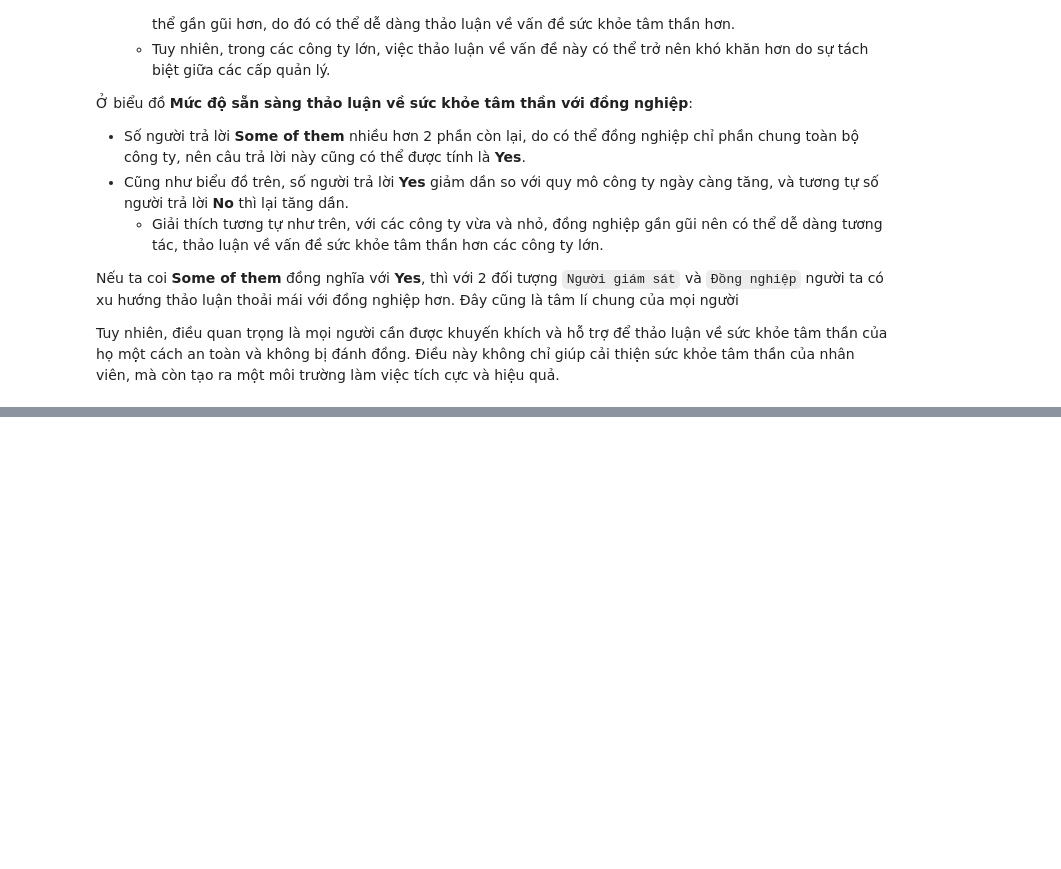
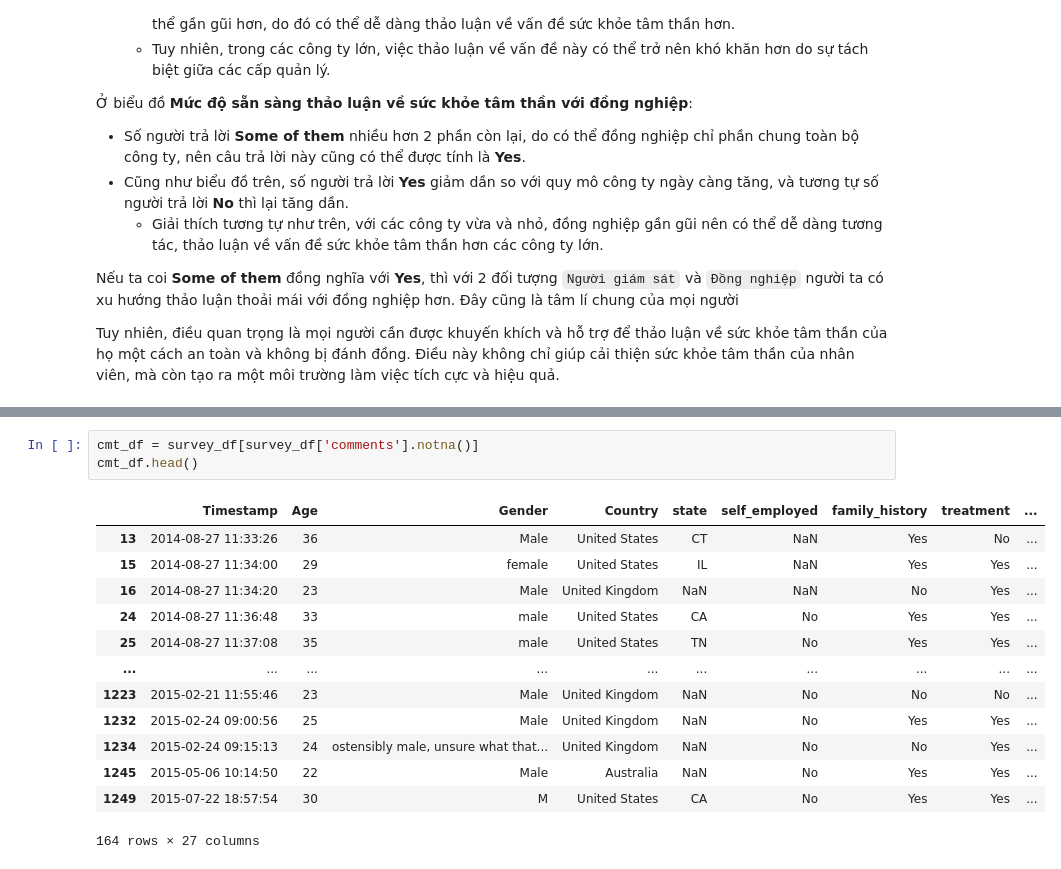
Before and after one commit to cheesepp/P4DS_FinalProject, a Jupyter notebook: EDA.ipynb, the cells around one changed output, grey strips where cells are left out. Saved outputs shown, nothing was run; the diff lists cells and outputs as text; blank space fills up the shorter version.

```diff
--- a/EDA.ipynb
+++ b/EDA.ipynb
@@ -159,0 +190,17 @@ Tuy nhiên, điều quan trọng là mọi người cần được khuyến khí
+# %%
+cmt_df = survey_df[survey_df['comments'].notna()]
+cmt_df.head()
+# %% [output]
+|  | Timestamp | Age | Gender | Country | state | self_employed | family_history | treatment | ... |
+| 13 | 2014-08-27 11:33:26 | 36 | Male | United States | CT | NaN | Yes | No | ... |
+| 15 | 2014-08-27 11:34:00 | 29 | female | United States | IL | NaN | Yes | Yes | ... |
+| 16 | 2014-08-27 11:34:20 | 23 | Male | United Kingdom | NaN | NaN | No | Yes | ... |
+| 24 | 2014-08-27 11:36:48 | 33 | male | United States | CA | No | Yes | Yes | ... |
+| 25 | 2014-08-27 11:37:08 | 35 | male | United States | TN | No | Yes | Yes | ... |
+| ... | ... | ... | ... | ... | ... | ... | ... | ... | ... |
+| 1223 | 2015-02-21 11:55:46 | 23 | Male | United Kingdom | NaN | No | No | No | ... |
+| 1232 | 2015-02-24 09:00:56 | 25 | Male | United Kingdom | NaN | No | Yes | Yes | ... |
+| 1234 | 2015-02-24 09:15:13 | 24 | ostensibly male, unsure what that... | United Kingdom | NaN | No | No | Yes | ... |
+| 1245 | 2015-05-06 10:14:50 | 22 | Male | Australia | NaN | No | Yes | Yes | ... |
+| 1249 | 2015-07-22 18:57:54 | 30 | M | United States | CA | No | Yes | Yes | ... |
+164 rows × 27 columns
```
Also changed, not shown: parts of 19 cells of this notebook.
